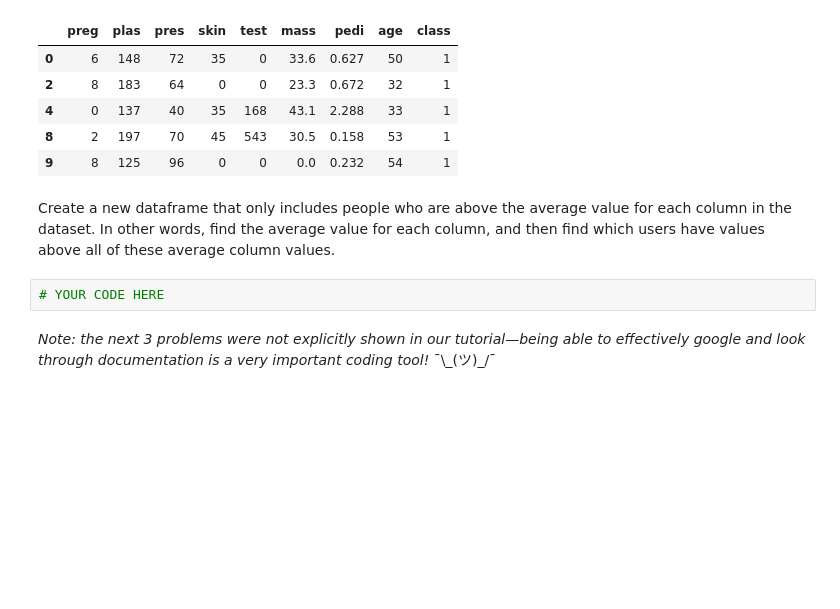
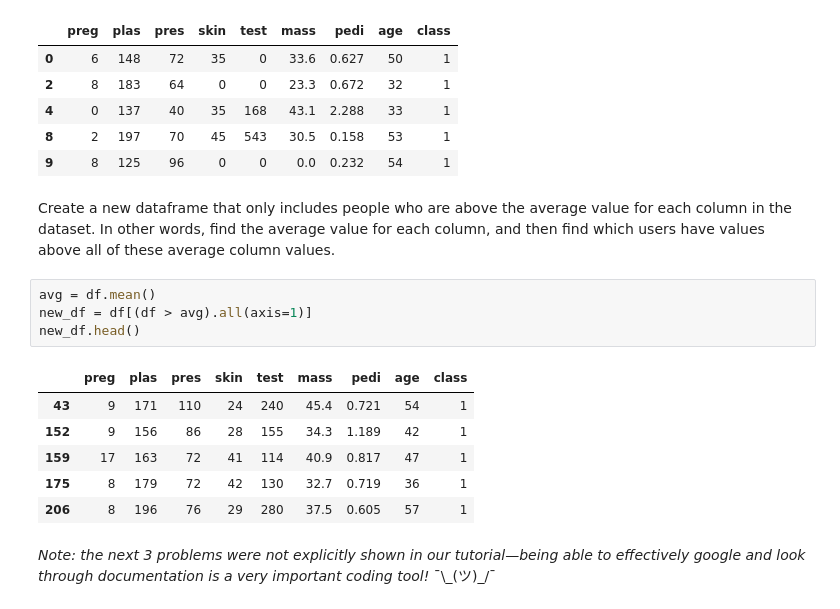
Before and after one commit to tpanja/Week1, a Jupyter notebook: 02_Pandas/Week1-main-02_Pandas-Pandas_Exercises.ipynb, the cells around one changed output. Cells and saved outputs as stored; diff of their text form; blank space fills up the shorter version.

```diff
--- a/02_Pandas/Week1-main-02_Pandas-Pandas_Exercises.ipynb
+++ b/02_Pandas/Week1-main-02_Pandas-Pandas_Exercises.ipynb
@@ -82,8 +94,17 @@ new_df.head()
 | 9 | 8 | 125 | 96 | 0 | 0 | 0.0 | 0.232 | 54 | 1 |
 # %% [markdown]
 Create a new dataframe that only includes people who are above the average value for each column in the dataset. In other words, find the average value for each column, and then find which users have values above all of these average column values.
-# %%
-# YOUR CODE HERE
+# %%
+avg = df.mean()
+new_df = df[(df > avg).all(axis=1)]
+new_df.head()
+# %% [output]
+|  | preg | plas | pres | skin | test | mass | pedi | age | class |
+| 43 | 9 | 171 | 110 | 24 | 240 | 45.4 | 0.721 | 54 | 1 |
+| 152 | 9 | 156 | 86 | 28 | 155 | 34.3 | 1.189 | 42 | 1 |
+| 159 | 17 | 163 | 72 | 41 | 114 | 40.9 | 0.817 | 47 | 1 |
+| 175 | 8 | 179 | 72 | 42 | 130 | 32.7 | 0.719 | 36 | 1 |
+| 206 | 8 | 196 | 76 | 29 | 280 | 37.5 | 0.605 | 57 | 1 |
 # %% [markdown]
 *Note: the next 3 problems were not explicitly shown in our tutorial—being able to effectively google and look through documentation is a very important coding tool!* ¯\\\_(ツ)_/¯
 # %% [markdown]
```
Also changed, not shown: parts of 12 cells of this notebook.
